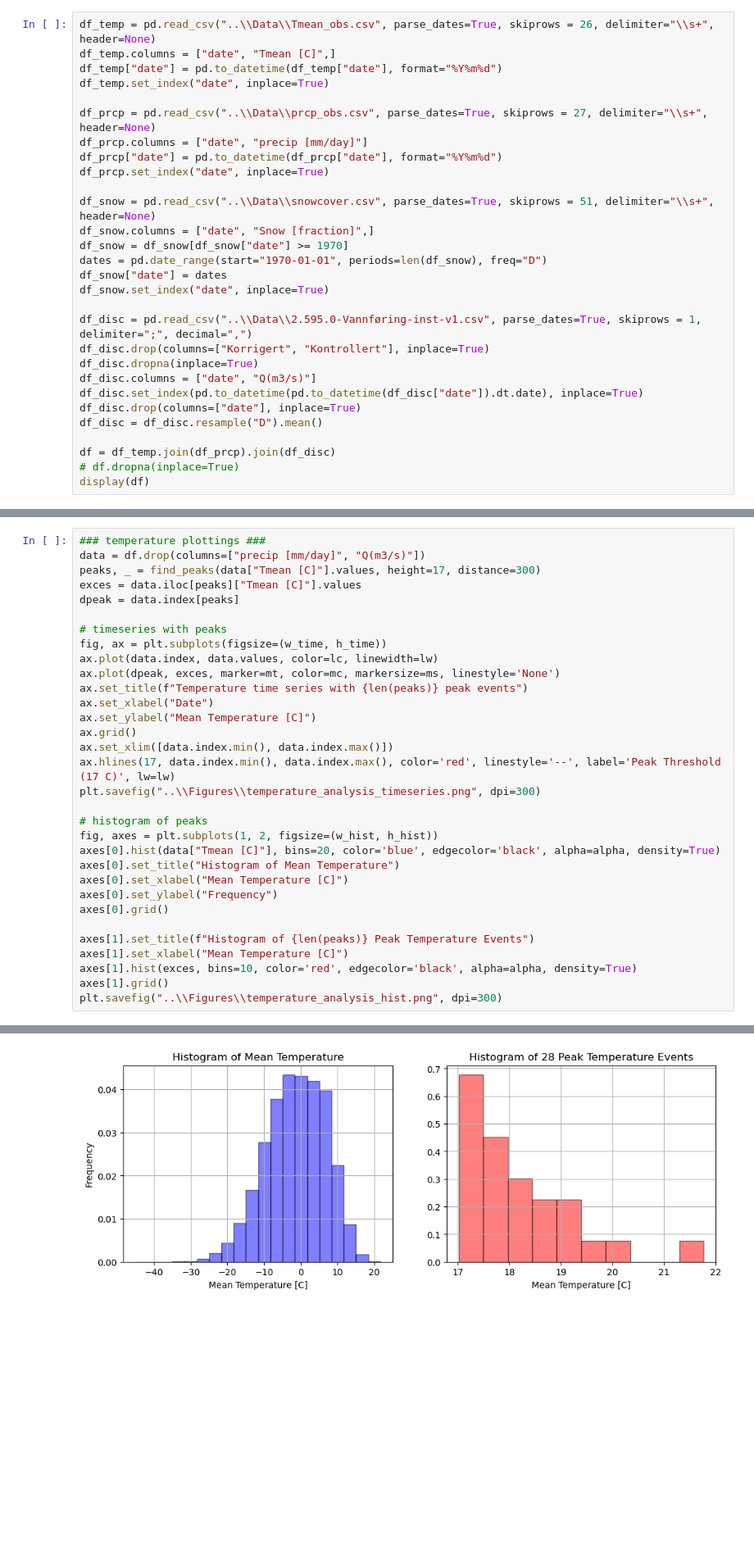
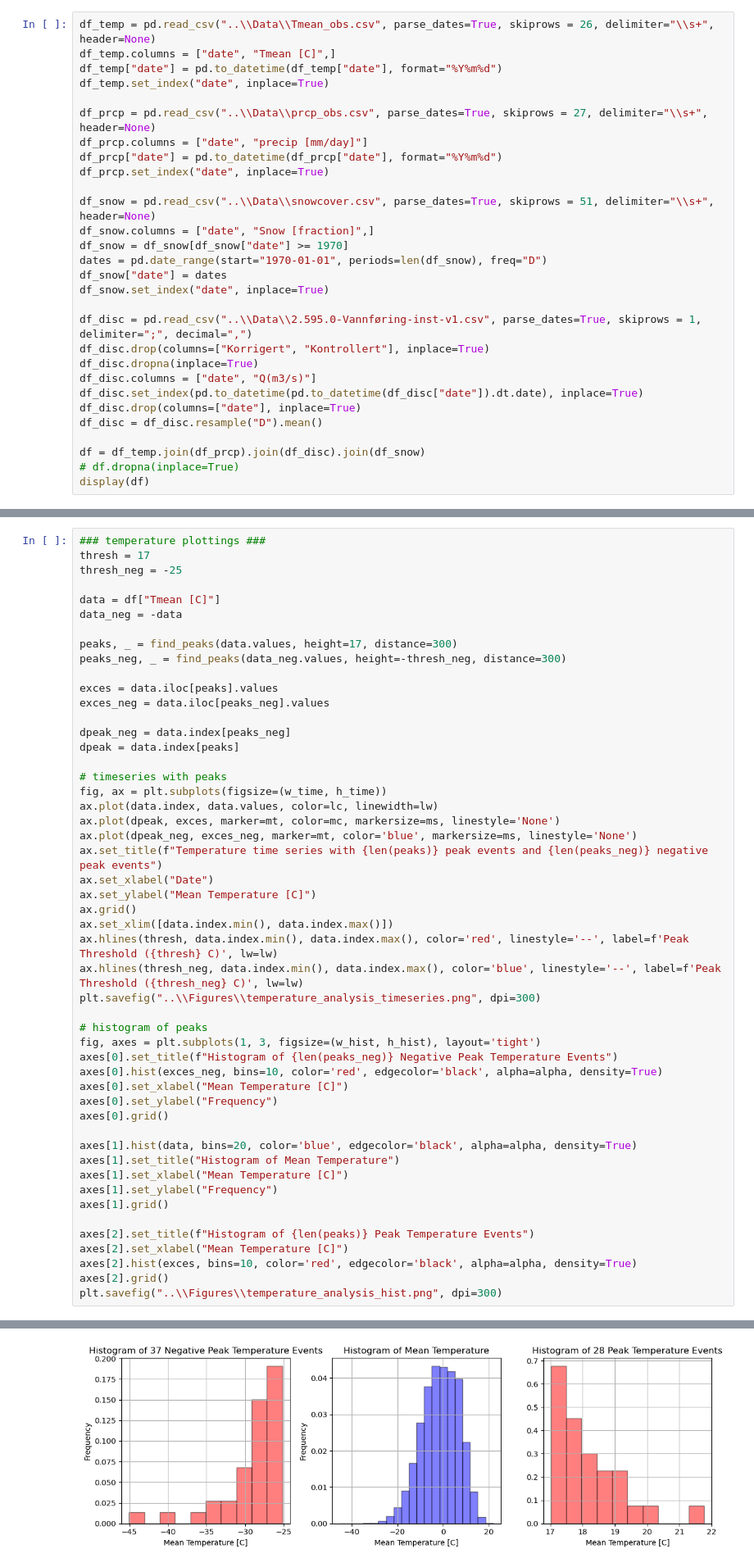
Before and after one commit to maxblw/CEGM2005_glommaproject, a Jupyter notebook: Data_analysis/Data_analysis.ipynb, the cells around one changed output, grey strips where cells are left out. Shown at 82% size. Drawn from its saved outputs; the diff is of its cells as text; blank space fills up the shorter version.

```diff
--- a/Data_analysis/Data_analysis.ipynb
+++ b/Data_analysis/Data_analysis.ipynb
@@ -31,7 +31,7 @@ df_disc.set_index(pd.to_datetime(pd.to_datetime(df_disc["date"]).dt.date), inpla
 df_disc.drop(columns=["date"], inplace=True)
 df_disc = df_disc.resample("D").mean()
 
-df = df_temp.join(df_prcp).join(df_disc)
+df = df_temp.join(df_prcp).join(df_disc).join(df_snow)
 # df.dropna(inplace=True)
 display(df)
 # %% [output]
@@ -102,34 +102,52 @@ plt.savefig("..\\Figures\\discharge_analysis_hist.png", dpi=300)
 [figure]
 # %%
 ### temperature plottings ###
-data = df.drop(columns=["precip [mm/day]", "Q(m3/s)"])
-peaks, _ = find_peaks(data["Tmean [C]"].values, height=17, distance=300)
-exces = data.iloc[peaks]["Tmean [C]"].values
+thresh = 17
+thresh_neg = -25
+
+data = df["Tmean [C]"]
+data_neg = -data
+
+peaks, _ = find_peaks(data.values, height=17, distance=300)
+peaks_neg, _ = find_peaks(data_neg.values, height=-thresh_neg, distance=300)
+
+exces = data.iloc[peaks].values
+exces_neg = data.iloc[peaks_neg].values
+
+dpeak_neg = data.index[peaks_neg]
 dpeak = data.index[peaks]
 
 # timeseries with peaks
 fig, ax = plt.subplots(figsize=(w_time, h_time))
 ax.plot(data.index, data.values, color=lc, linewidth=lw)
 ax.plot(dpeak, exces, marker=mt, color=mc, markersize=ms, linestyle='None')
-ax.set_title(f"Temperature time series with {len(peaks)} peak events")
+ax.plot(dpeak_neg, exces_neg, marker=mt, color='blue', markersize=ms, linestyle='None')
+ax.set_title(f"Temperature time series with {len(peaks)} peak events and {len(peaks_neg)} negative peak events")
 ax.set_xlabel("Date")
 ax.set_ylabel("Mean Temperature [C]")
 ax.grid()
 ax.set_xlim([data.index.min(), data.index.max()])
-ax.hlines(17, data.index.min(), data.index.max(), color='red', linestyle='--', label='Peak Threshold (17 C)', lw=lw)
+ax.hlines(thresh, data.index.min(), data.index.max(), color='red', linestyle='--', label=f'Peak Threshold ({thresh} C)', lw=lw)
+ax.hlines(thresh_neg, data.index.min(), data.index.max(), color='blue', linestyle='--', label=f'Peak Threshold ({thresh_neg} C)', lw=lw)
 plt.savefig("..\\Figures\\temperature_analysis_timeseries.png", dpi=300)
 
 # histogram of peaks
-fig, axes = plt.subplots(1, 2, figsize=(w_hist, h_hist))
-axes[0].hist(data["Tmean [C]"], bins=20, color='blue', edgecolor='black', alpha=alpha, density=True)
-axes[0].set_title("Histogram of Mean Temperature")
+fig, axes = plt.subplots(1, 3, figsize=(w_hist, h_hist), layout='tight')
+axes[0].set_title(f"Histogram of {len(peaks_neg)} Negative Peak Temperature Events")
+axes[0].hist(exces_neg, bins=10, color='red', edgecolor='black', alpha=alpha, density=True)
 axes[0].set_xlabel("Mean Temperature [C]")
 axes[0].set_ylabel("Frequency")
 axes[0].grid()
 
-axes[1].set_title(f"Histogram of {len(peaks)} Peak Temperature Events")
+axes[1].hist(data, bins=20, color='blue', edgecolor='black', alpha=alpha, density=True)
+axes[1].set_title("Histogram of Mean Temperature")
 axes[1].set_xlabel("Mean Temperature [C]")
-axes[1].hist(exces, bins=10, color='red', edgecolor='black', alpha=alpha, density=True)
+axes[1].set_ylabel("Frequency")
 axes[1].grid()
+
+axes[2].set_title(f"Histogram of {len(peaks)} Peak Temperature Events")
+axes[2].set_xlabel("Mean Temperature [C]")
+axes[2].hist(exces, bins=10, color='red', edgecolor='black', alpha=alpha, density=True)
+axes[2].grid()
 plt.savefig("..\\Figures\\temperature_analysis_hist.png", dpi=300)
 # %% [output]
@@ -137,4 +155,4 @@ plt.savefig("..\\Figures\\temperature_analysis_hist.png", dpi=300)
-[figure, old version]
+[figure, new version]
 # %%
 ### precipitation plottings ###
 thresh = 28
```
Also changed, not shown: parts of 4 cells of this notebook, 5 other files.
